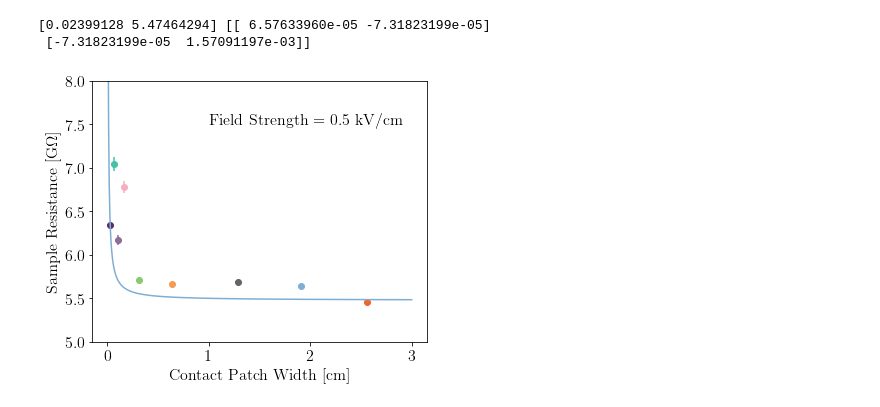
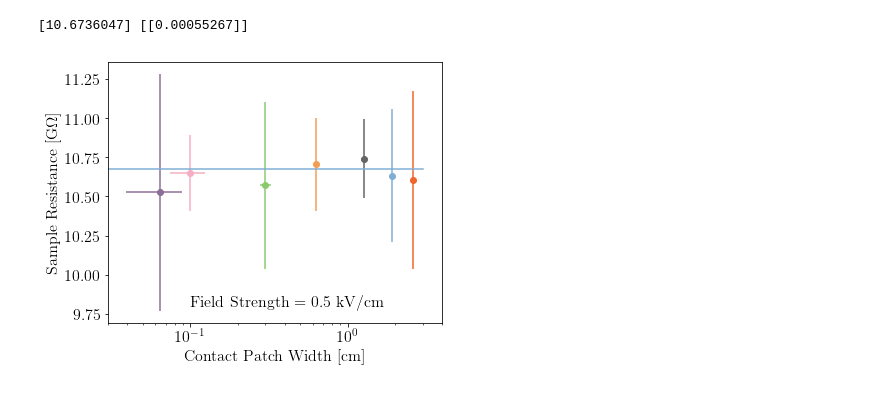
Before and after one commit to DanielMDouglas/DR8plots, a Jupyter notebook: DR8plots.ipynb, the cells around one changed output. Drawn from its saved outputs; the diff is of its cells as text; code cells hidden in the pictures.

Commit message:
new contact size data and plots

```diff
--- a/DR8plots.ipynb
+++ b/DR8plots.ipynb
@@ -497,9 +492,16 @@ plt.savefig('TLM_contact_resistance.png', dpi = 300)
 # %%
-def TLM_model(L, m, b):
-    return m/L + b
+#def TLM_model(L, m, b):
+#    return m/L + b
 
-starting_values = (4, 0)
-optBounds = ([0, -10], [20, 10])
+#starting_values = (4, 0)
+#optBounds = ([0, -10], [20, 20])
+
+@np.vectorize
+def TLM_model(L, b):
+    return b
+
+starting_values = (2)
+optBounds = ([0], [100])
 
 testField = np.sqrt(0.5)
 
@@ -509,35 +511,37 @@ dRs = []
 
 for item in data:
     W = item["contwid"]
     R = R_model(testField, *item["popt"])
     widths.append(W)
     Rs.append(R)
     dR = dR_model(testField, *item["popt"], item["pcov"])
     dRs.append(dR)
     plt.errorbar(W, R,
                  xerr = dW,
                  yerr = dR,
                  color = item["color"])
     plt.scatter(W, R, color = item["color"])
 
 popt, pcov = curve_fit(TLM_model,
                        widths, Rs,
                        sigma = dRs,
                        p0 = starting_values,
                        bounds = optBounds)
 print (popt, pcov)
 
 fineLspace = np.linspace(0, 3, 1000)
 plt.plot(fineLspace, TLM_model(fineLspace, *popt))
 
-plt.text(1., 7.5, 'Field Strength = '+str(round(testField**2, 2))+' kV/cm')
+plt.text(1.e-1, 9.8, 'Field Strength = '+str(round(testField**2, 2))+' kV/cm')
+#plt.text(1.e-1, 2.2, 'Field Strength = '+str(round(testField**2, 2))+' kV/cm')
 plt.xlabel(r'Contact Patch Width [cm]')
 plt.ylabel(r'Sample Resistance [G$\Omega$]')
 
-plt.ylim(5, 8)
+#plt.ylim(5, 8)
+plt.semilogx()
+plt.xlim(3e-2, 4e0)
 
 plt.savefig('TLM_contact_fit.png', dpi = 300)
 # %% [output]
-[0.02399128 5.47464294] [[ 6.57633960e-05 -7.31823199e-05]
- [-7.31823199e-05  1.57091197e-03]]
+[10.6736047] [[0.00055267]]
-[figure, old version]
+[figure, new version]
```
Also changed, not shown: parts of 5 cells of this notebook, 10 other files.
